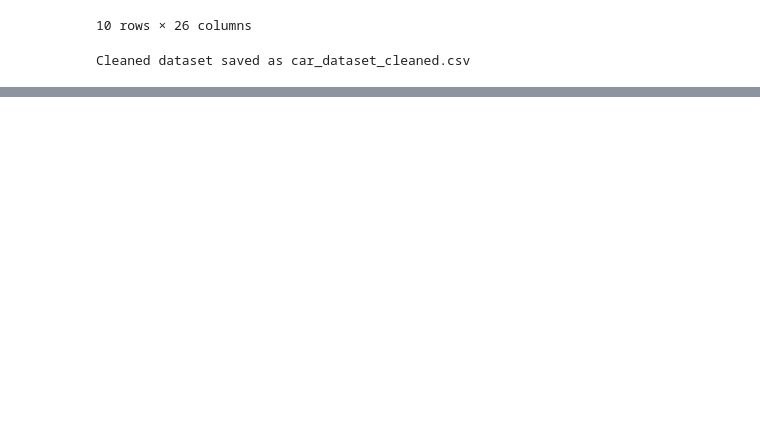
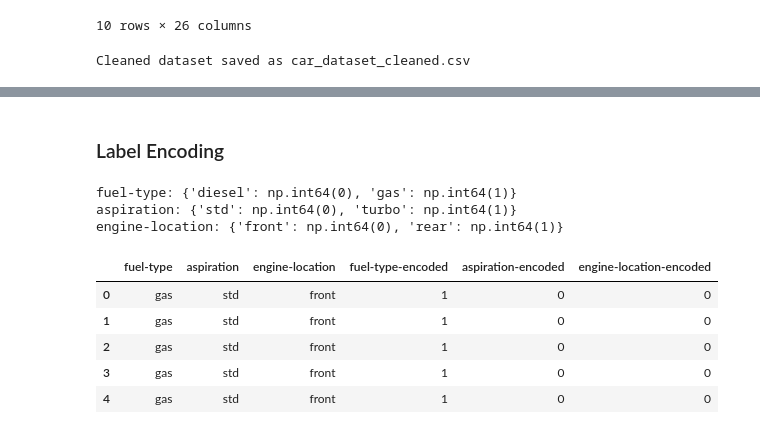
Before and after one commit to AfzalSurti/ML, a Jupyter notebook: Data_Cleaning.ipynb, the cells around one changed output, grey strips where cells are left out. Drawn from its saved outputs; the diff is of its cells as text; code cells hidden in the pictures; blank space fills up the shorter version.

```diff
--- a/Data_Cleaning.ipynb
+++ b/Data_Cleaning.ipynb
@@ -195,0 +257,23 @@ Cleaned dataset saved as car_dataset_cleaned.csv
+# %% [markdown]
+### Label Encoding
+# %%
+from sklearn.preprocessing import LabelEncoder
+
+label_cols = ["fuel-type", "aspiration", "engine-location"]
+le = LabelEncoder()
+
+for col in label_cols:
+    df[col + "-encoded"] = le.fit_transform(df[col])
+    print(f"{col}: {dict(zip(le.classes_, le.transform(le.classes_)))}")
+
+df[label_cols + [c + '-encoded' for c in label_cols]].head()
+# %% [output]
+fuel-type: {'diesel': np.int64(0), 'gas': np.int64(1)}
+aspiration: {'std': np.int64(0), 'turbo': np.int64(1)}
+engine-location: {'front': np.int64(0), 'rear': np.int64(1)}
+|  | fuel-type | aspiration | engine-location | fuel-type-encoded | aspiration-encoded | engine-location-encoded |
+| 0 | gas | std | front | 1 | 0 | 0 |
+| 1 | gas | std | front | 1 | 0 | 0 |
+| 2 | gas | std | front | 1 | 0 | 0 |
+| 3 | gas | std | front | 1 | 0 | 0 |
+| 4 | gas | std | front | 1 | 0 | 0 |
```
Also changed, not shown: parts of 11 cells of this notebook, 4 other files.
